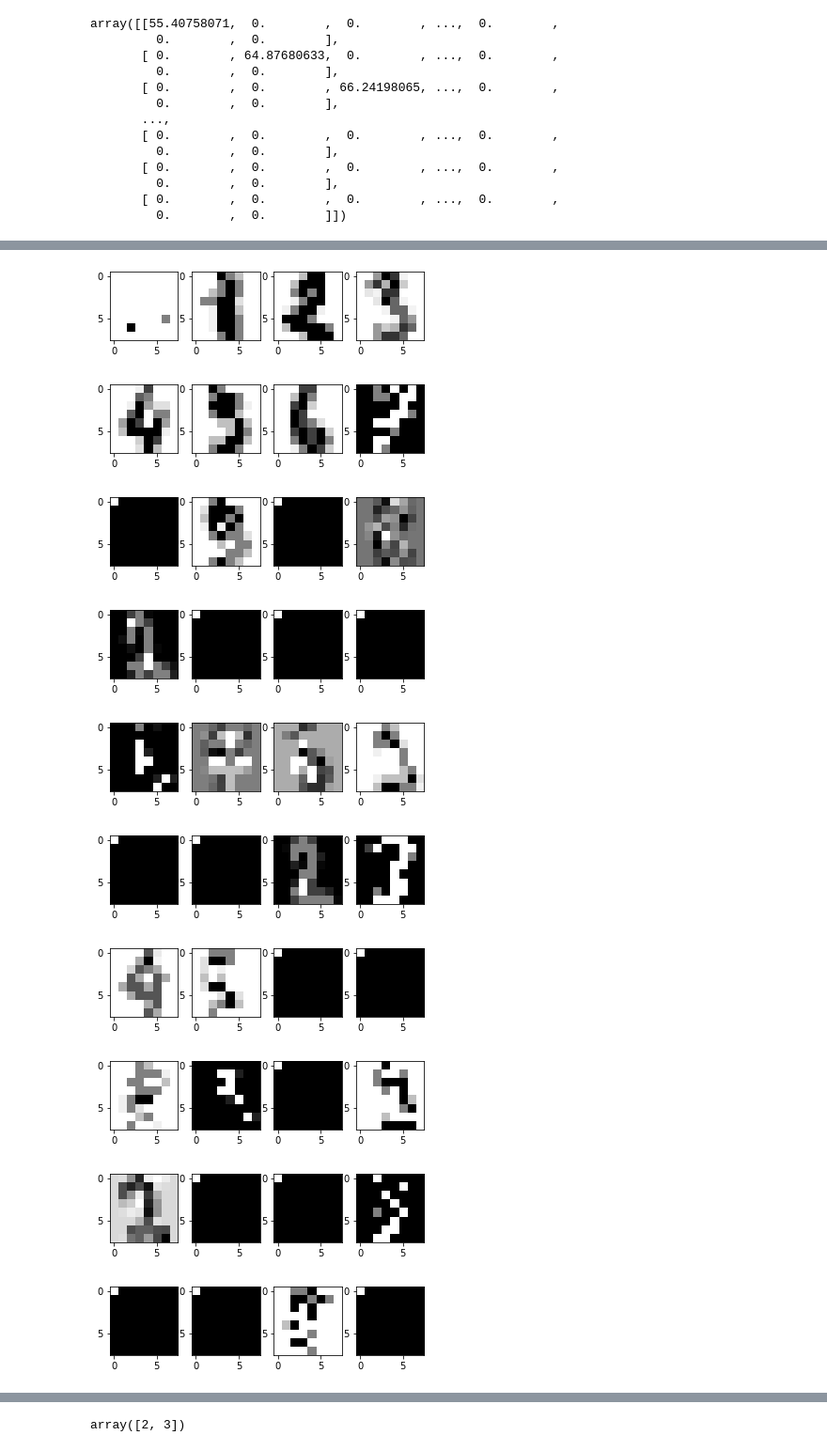
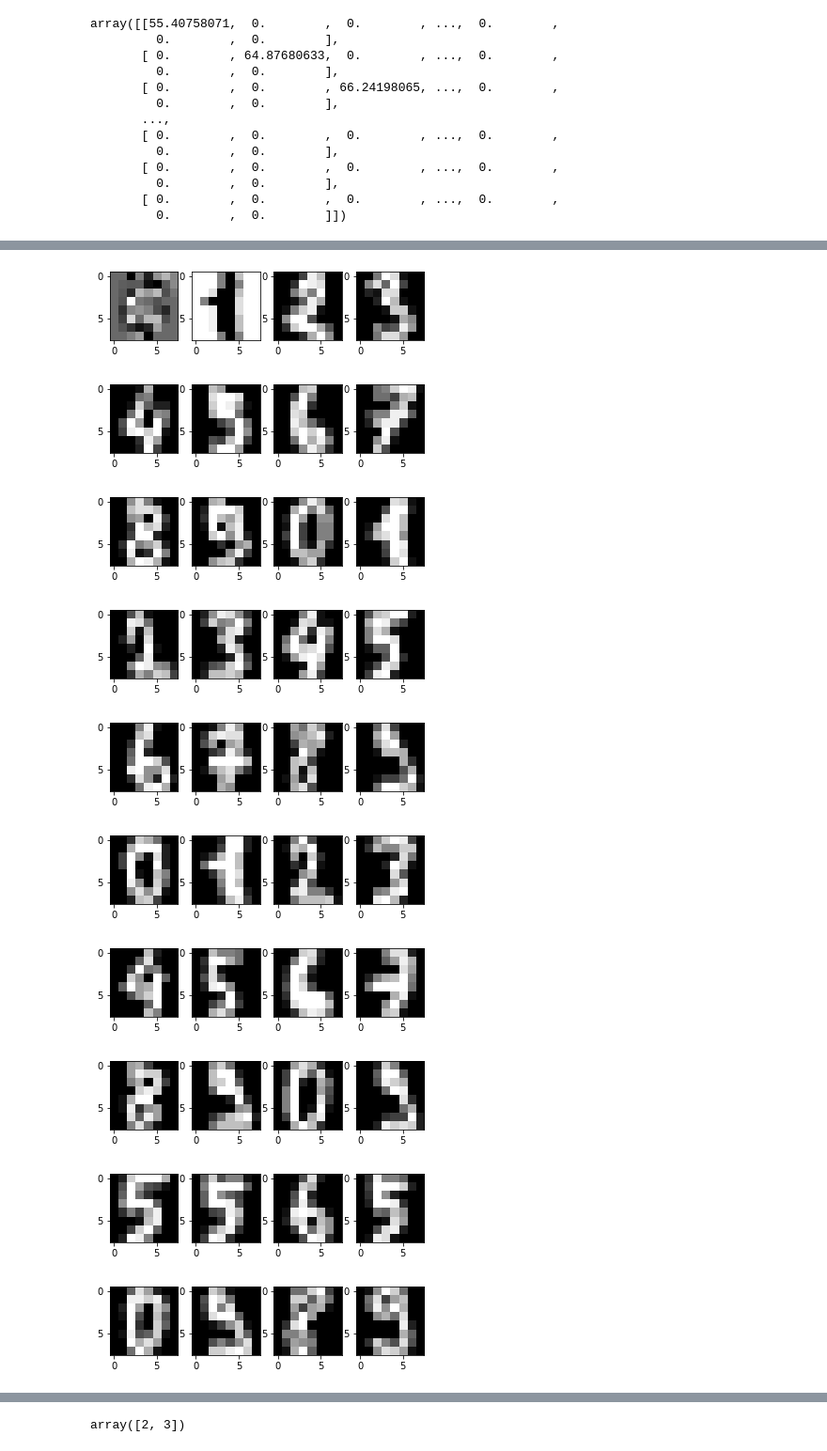
Before and after one commit to Mittra19/K-SVD, a Jupyter notebook: Dictionary_Learning.ipynb, the cells around one changed output, grey strips where cells are left out. Shown at 94% size. Cells and saved outputs as stored; diff of their text form; code cells hidden in the pictures.

```diff
--- a/Dictionary_Learning.ipynb
+++ b/Dictionary_Learning.ipynb
@@ -319,6 +305,6 @@ n_components = M #Number of atoms in the dictionary
 n_nonzero_coefs = 0
 # %%
-def update_dict(A, coef, max_iter):
+def update_dict(A, coef):
   #print("shape: ",A.shape[1])
   for j in range(A.shape[1]):
     #Define Sigma_j0 that use the atom a_j0
@@ -328,16 +314,17 @@ def update_dict(A, coef, max_iter):
       print("len of Sigma_j0 is 0")
       continue
     #Compute the residual matrix E_j0
-    E_j0 = digits.data.T - np.dot(A, coef.T)
+    E_j0 = normalize(digits.data.T, axis=0, norm='l2') - np.dot(A, coef.T)
     #Restrict E_j0 by choosing only the columns corresponding to Sigma_j0 and obtain Er_j0
     Er_j0 = E_j0[:, Sigma_j0]
     #Apply SVD Er_j0 = U*D*V.T. Update the dictionary atom a_j0 = u1 and the representations by xR_j0 = D[1, 1].v1
     U, S, Vh = np.linalg.svd(Er_j0)
-    print("shape: ",U[:, 0, None].shape)
-    print("shape: ",A[:, j, None].shape)
+    #print("shape: ",U[:, 0, None].shape)
+    #print("shape: ",A[:, j, None].shape)
     A[:, j, None] = U[:, 0, None]
-    print("coef[j, Sigma_j0]: ",coef[j, Sigma_j0], "sigma_j0: ", Sigma_j0)
+    #print("coef[j, Sigma_j0]: ",coef[j, Sigma_j0], "sigma_j0: ", Sigma_j0)
     coef[j, Sigma_j0] = S[0]*Vh[0, :]
+    #print(np.linalg.norm(E_j0))
     if(np.linalg.norm(E_j0)<tol):
       break
-  return A, coef
+  return A, coef, np.linalg.norm(E_j0)
@@ -361,0 +331,17 @@ array([[ 0.        ,  0.        ,  0.        , ...,  0.        ,
+# %%
+#Dictionary initialisation
+k = 0
+M = 500 #Choose the value of M, i.e. the number of features/
+A = np.array(digits.data[:M, :].T)
+error = []
+#print(A.shape)
+A = normalize(A, axis=0, norm='l2') #Normalise the columns of the matrix
+#print(A)
+for i in range(1, 50):
+  er = 0
+  for k in range(i):
+    x = sparse_encode(A = A, Y = normalize(digits.data.T, axis=0, norm='l2'), n_nonzero_coefs = 4, fit_intercept= False, normalize= False)
+    A, x, err = update_dict(A, x)
+    er = err + er
+  er = er/i
+  error.append(er)
@@ -362,32 +393,32 @@ array([[ 0.        ,  0.        ,  0.        , ...,  0.        ,
 # %%
 #fig, axs = plt.subplots(125, 4, figsize=(6,6))
 k=0
 for i in range(125):
 #  for j in range(4):
     #k = random.randint(0,499)
     #axs[i, j].imshow(final_dict[:,k].reshape(8, 8), cmap='gray', interpolation='none')
     fig = plt.figure(i)
     fig.add_subplot(141)
-    plt.imshow(final_dict[:,k].reshape(8, 8), cmap='gray')
+    plt.imshow(A[:,k].reshape(8, 8), cmap='gray')
     k = k+1
     fig.add_subplot(142)
-    plt.imshow(final_dict[:,k].reshape(8, 8), cmap='gray')
+    plt.imshow(A[:,k].reshape(8, 8), cmap='gray')
     k = k+1
     fig.add_subplot(143)
-    plt.imshow(final_dict[:,k].reshape(8, 8), cmap='gray')
+    plt.imshow(A[:,k].reshape(8, 8), cmap='gray')
     k = k+1
     fig.add_subplot(144)
-    plt.imshow(final_dict[:,k].reshape(8, 8), cmap='gray')
+    plt.imshow(A[:,k].reshape(8, 8), cmap='gray')
     k = k+1
 plt.show()
 # %% [output]
-[figure, old version]
+[figure, new version]
-[figure, old version]
+[figure, new version]
-[figure, old version]
+[figure, new version]
-[figure, old version]
+[figure, new version]
-[figure, old version]
+[figure, new version]
-[figure, old version]
+[figure, new version]
-[figure, old version]
+[figure, new version]
-[figure, old version]
+[figure, new version]
-[figure, old version]
+[figure, new version]
-[figure, old version]
+[figure, new version]
```
Also changed, not shown: parts of 13 cells of this notebook.
